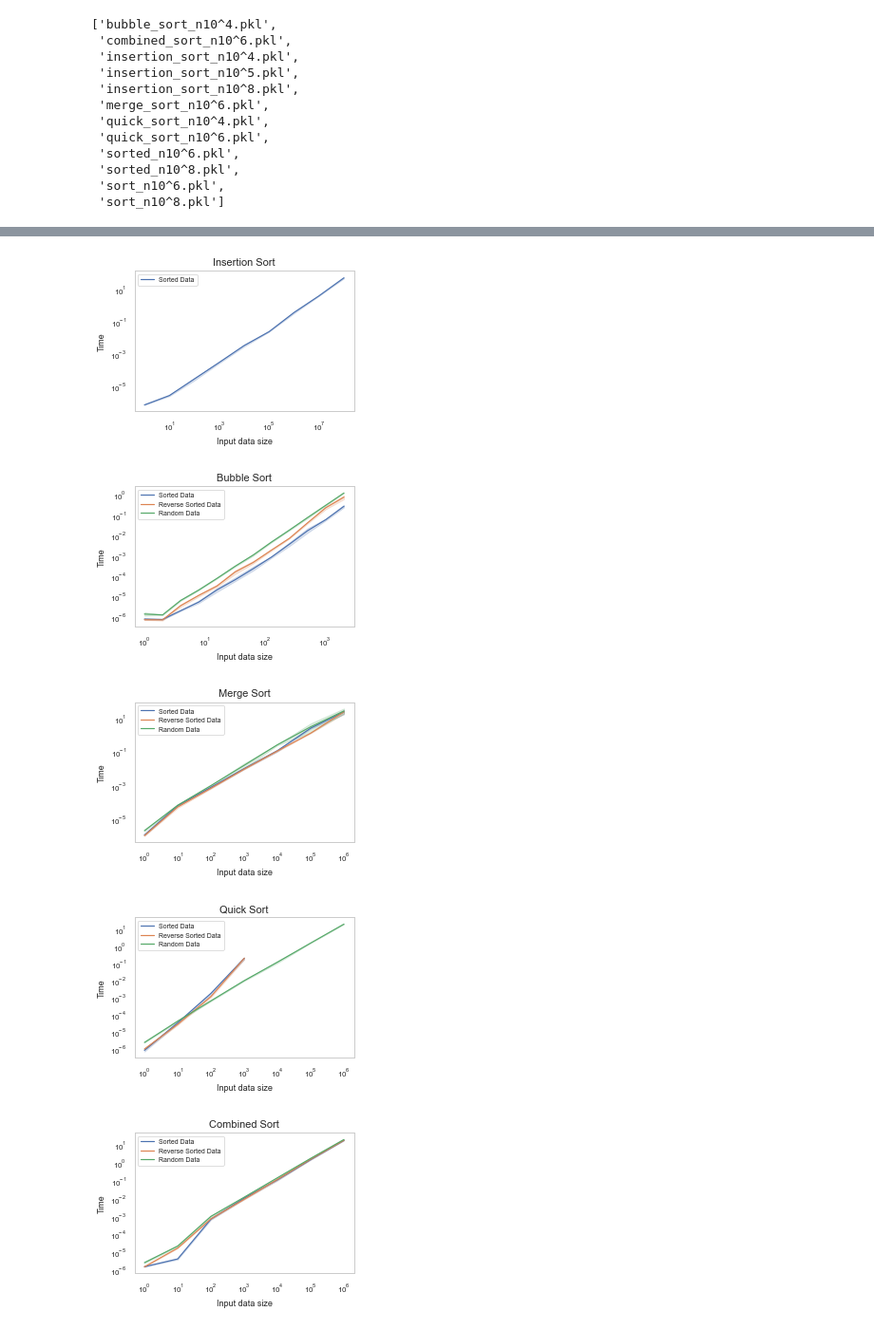
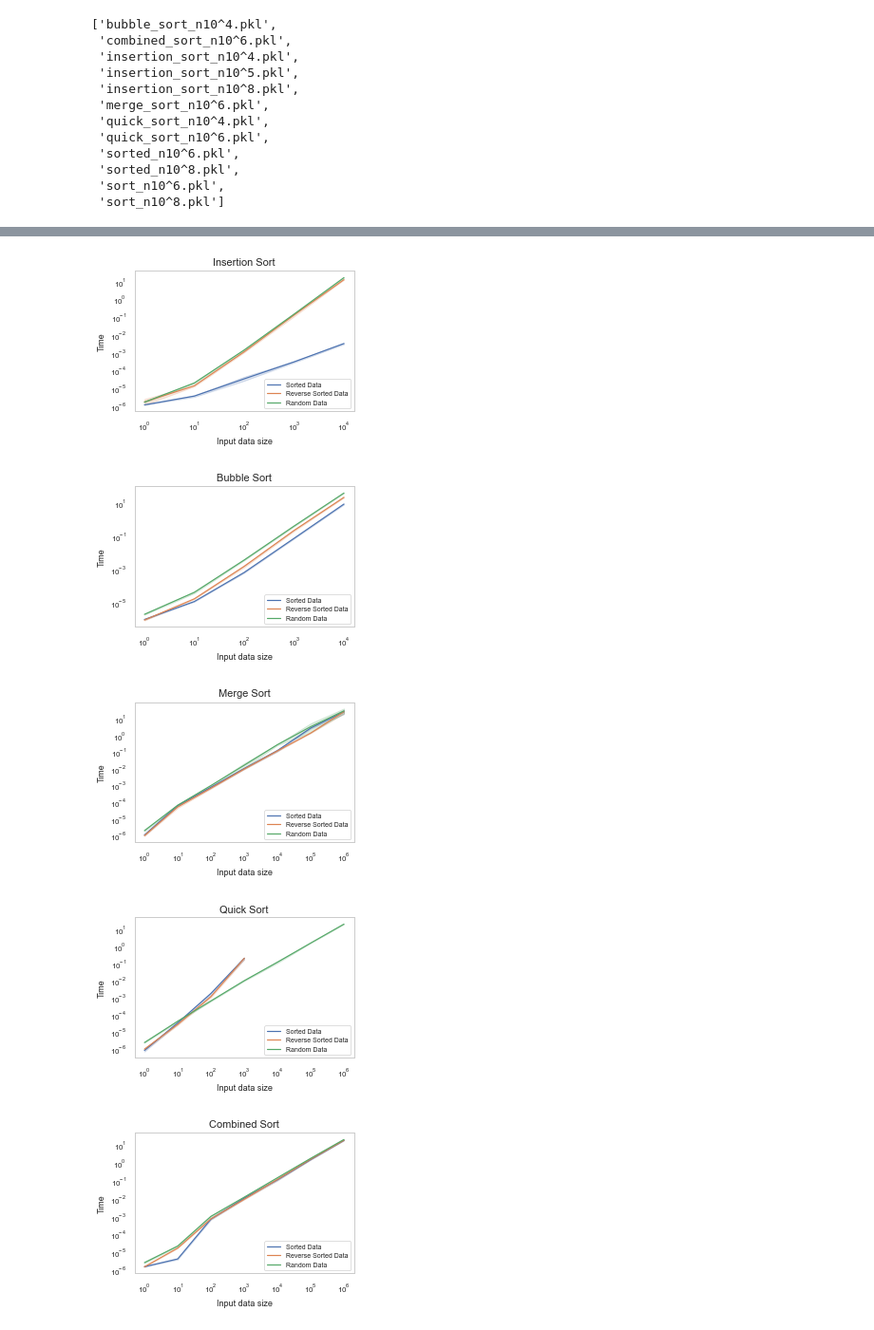
Before and after one commit to anderhos/INF221, a Jupyter notebook: analysis/plot_1.ipynb, the cells around one changed output, grey strips where cells are left out. Shown at 95% size. Cells and saved outputs as stored; diff of their text form; code cells hidden in the pictures.

Commit message:
Corrected plots with consistant pickeled data
Corrected data being imported to the plot notebook

```diff
--- a/analysis/plot_1.ipynb
+++ b/analysis/plot_1.ipynb
@@ -108,20 +105,13 @@ new_list
  'sort_n10^6.pkl',
  'sort_n10^8.pkl']
 # %%
-# # load data
-# df_insertion = pd.read_pickle(r"..\data\benchmark_results_insertion.pkl")
-# df_bubble = pd.read_pickle(r"..\data\bubble_sort_n8.pkl")
-# df_merge = pd.read_pickle(r"..\data\benchmark_results_mergesort.pkl")
-# df_quick = pd.read_pickle(r"..\data\quick_sort_n2048.pkl")
-# df_combined = pd.read_pickle(r"..\data\benchmark_results_combined_n100.pkl")
+df_insertion = pd.read_pickle(r"..\data\insertion_sort_n10^4.pkl")
+df_bubble = pd.read_pickle(r"..\data\bubble_sort_n10^4.pkl")
+df_merge = pd.read_pickle(r"..\data\merge_sort_n10^6.pkl")
+df_quick = pd.read_pickle(r"..\data\quick_sort_n10^6.pkl")
+df_combined = pd.read_pickle(r"..\data\combined_sort_n10^6.pkl")
+df_python_sort = pd.read_pickle(r"..\data\sorted_n10^8.pkl")
+df_np_sort = pd.read_pickle(r"..\data\sort_n10^8.pkl")
-# %%
-df_insertion = pd.read_pickle(r"..\data\insertion_sort_n10^8.pkl")
-df_bubble = pd.read_pickle(r"..\data\bubble_sort_n2048.pkl")
-df_merge = pd.read_pickle(r"..\data\merge_sort_n10^6.pkl")
-df_quick = pd.read_pickle(r"..\data\quick_sort_n10^6.pkl")
-df_combined = pd.read_pickle(r"..\data\combined_sort_n10^6.pkl")
-df_python_sort = pd.read_pickle(r"..\data\sorted_n10^8.pkl")
-df_np_sort = pd.read_pickle(r"..\data\sort_n10^8.pkl")
 # %%
 frames = [df_insertion, df_bubble, df_merge, df_quick, df_combined, df_python_sort, df_np_sort]
 
@@ -157,7 +143,8 @@ sorting_algorithm = {
 input_ordering = {
     'Sorted Data': 'sorted',
     'Reverse Sorted Data': 'reversed',
-    'Random Data': 'random'
+    'Random Data': 'random',
+#     'Identical Data': 'identical'
 }
 
 for title, listed in sorting_algorithm.items():
@@ -175,8 +166,10 @@ df_all_frames.head(1)
 input_ordering = {
     'Sorted Data': 'sorted',
     'Reverse Sorted Data': 'reversed',
-    'Random Data': 'random'
+    'Random Data': 'random',
+#     'Identical Data': 'identical'
 }
+
 labels_size = '9'
 title_size = '11'
 legend_size = '7'
@@ -192,12 +185,12 @@ for title, order in input_ordering.items():
     plt.title(title, fontsize=title_size)
     plt.xlabel('Input data size', fontsize=labels_size)
     plt.ylabel('Time', fontsize=labels_size)
-    plt.legend(fontsize=legend_size)
+    plt.legend(fontsize=legend_size, loc=4)
     plt.grid(False)
     plt.xscale("log")
     plt.yscale("log")
     plt.tight_layout()
     fig = fig.get_figure()
-#     fig.savefig('plots/'+title+'.pdf')
+    fig.savefig('plots/'+title+'.pdf')
     plt.show()
 # %% [output]
@@ -211,37 +204,37 @@ sorting_algorithm = {
     'Bubble Sort': 'bubble_sort',
     'Merge Sort': 'merge_sort',
     'Quick Sort': 'quick_sort',
     'Combined Sort': 'combined_sort',
     'Python Built-in Sort': 'sorted',
     'NumPy Sort': 'sort'
 }
 
 labels_size = '9'
 title_size = '11'
 legend_size = '7'
 
 for title, sort_func in sorting_algorithm.items():
     df_order_temp = df_all_frames[df_all_frames["Sorting Algorithm"] == title]
     plt.figure(figsize=(4, 3))
 
     fig = sns.lineplot(x="input size",
                        y='Time',
                        hue="input order",
                        data=df_order_temp)
     plt.title(title, fontsize=title_size)
     plt.xlabel('Input data size', fontsize=labels_size)
     plt.ylabel('Time', fontsize=labels_size)
-    plt.legend(fontsize=legend_size)
+    plt.legend(fontsize=legend_size, loc=4)
     plt.grid(False)
     plt.xscale("log")
     plt.yscale("log")
     plt.tight_layout()
     fig = fig.get_figure()
-#     fig.savefig('plots/'+title+'.pdf')
+    fig.savefig('plots/'+title+'.pdf')
     plt.show()
 # %% [output]
-[figure, old version]
+[figure, new version]
-[figure, old version]
+[figure, new version]
-[figure, old version]
+[figure, new version]
-[figure, old version]
+[figure, new version]
-[figure, old version]
+[figure, new version]
```
Also changed, not shown: parts of 11 cells of this notebook, 13 other files.
